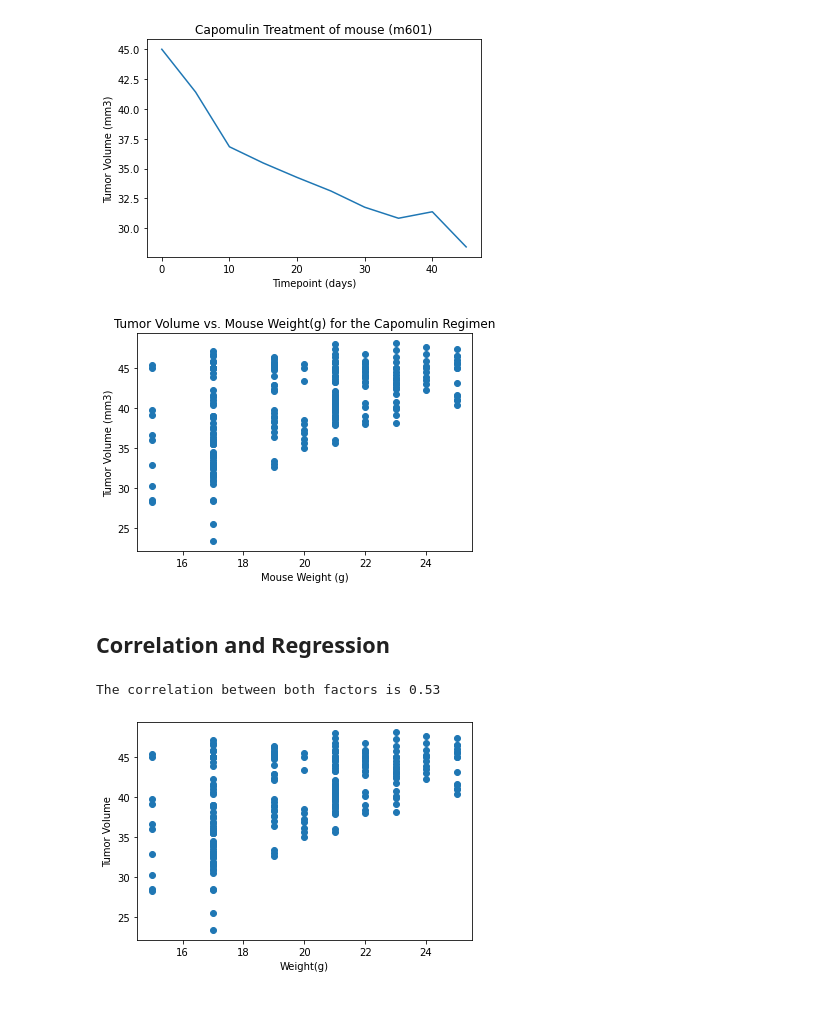
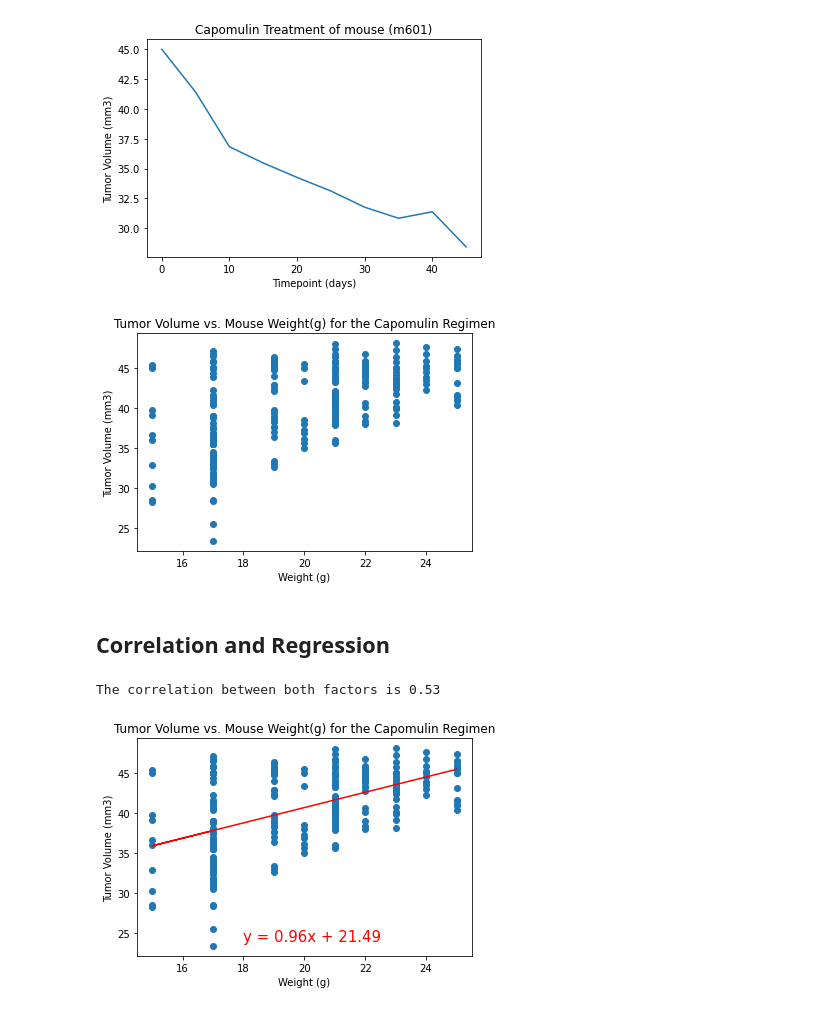
Before and after one commit to Kpearson72/Matplotlib_HW, a Jupyter notebook: Instructions copy/Pymaceuticals/pymaceuticals_starter-Copy2.ipynb, the cells around one changed output. Cells and saved outputs as stored; diff of their text form; code cells hidden in the pictures.

Commit message:
add linear regression, and correlation coefficient

```diff
--- a/Instructions copy/Pymaceuticals/pymaceuticals_starter-Copy2.ipynb
+++ b/Instructions copy/Pymaceuticals/pymaceuticals_starter-Copy2.ipynb
@@ -300,12 +302,17 @@ plt.show()
 # %%
 # Generate a scatter plot of average tumor volume vs. mouse weight for the Capomulin regimen
 cap = clean_mouse_data.loc[clean_mouse_data['Drug Regimen'] == 'Capomulin']
-plt.scatter(cap['Weight (g)'],cap['Tumor Volume (mm3)'])
+# Create x and y values
+x_values = cap['Weight (g)']
+y_values = cap['Tumor Volume (mm3)']
+#scatter plot
+plt.scatter(x_values,y_values)
+#label
 plt.ylabel('Tumor Volume (mm3)')
-plt.xlabel('Mouse Weight (g)')
+plt.xlabel('Weight (g)')
 plt.title("Tumor Volume vs. Mouse Weight(g) for the Capomulin Regimen")
 plt.show()
 # %% [output]
-[figure, old version]
+[figure, new version]
 # %% [markdown]
 ## Correlation and Regression
@@ -316,12 +319,27 @@ plt.show()
+# %%
+# Calculate the correlation coefficient and linear regression model
+# for mouse weight and average tumor volume for the Capomulin regimen
+cap = clean_mouse_data.loc[clean_mouse_data['Drug Regimen'] == 'Capomulin']
+# Create x and y values
+x_values = cap['Weight (g)']
+y_values = cap['Tumor Volume (mm3)']
+# Calculate correlaton coefficient and linear regression line
+correlation = st.pearsonr(x_values,y_values)
+(slope, intercept, rvalue, pvalue, stderr) = linregress(x_values, y_values)
+regress_values = x_values * slope + intercept
+line_eq = "y = " + str(round(slope,2)) + "x + " + str(round(intercept,2))
 # %%
-weight = cap.iloc[:,4]
-tumor_vol = cap.iloc[:,6]
-correlation = st.pearsonr(weight,tumor_vol)
-plt.scatter(weight,tumor_vol)
-plt.xlabel('Weight(g)')
-plt.ylabel('Tumor Volume')
+# plot, scatter, annotate line
+plt.scatter(x_values,y_values)
+plt.plot(x_values,regress_values,"r-")
+plt.annotate(line_eq,(18,24),fontsize=15,color="red")
+# add labels
+plt.ylabel('Tumor Volume (mm3)')
+plt.xlabel('Weight (g)')
+plt.title("Tumor Volume vs. Mouse Weight(g) for the Capomulin Regimen")
+#print correlation coefficient
 print(f"The correlation between both factors is {round(correlation[0],2)}")
 plt.show()
 # %% [output]
 The correlation between both factors is 0.53
-[figure, old version]
+[figure, new version]
```
Also changed, not shown: parts of 2 cells of this notebook.
